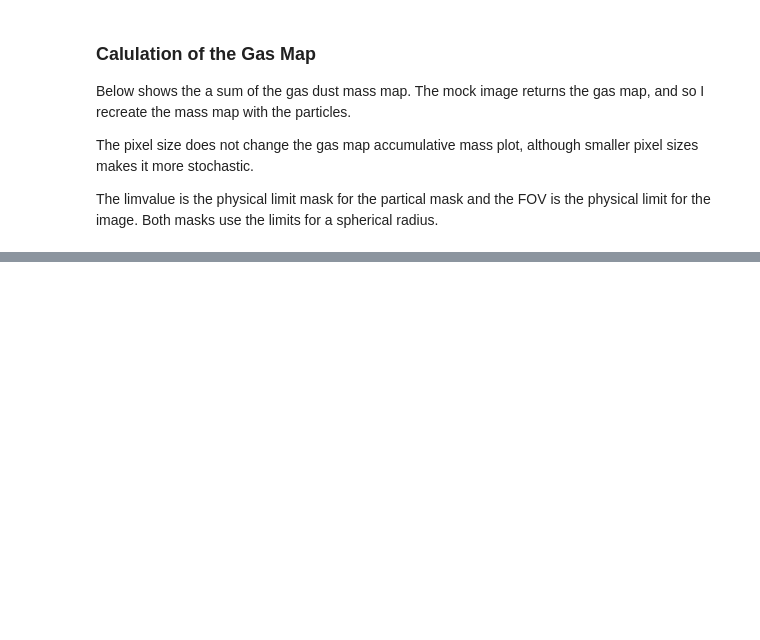
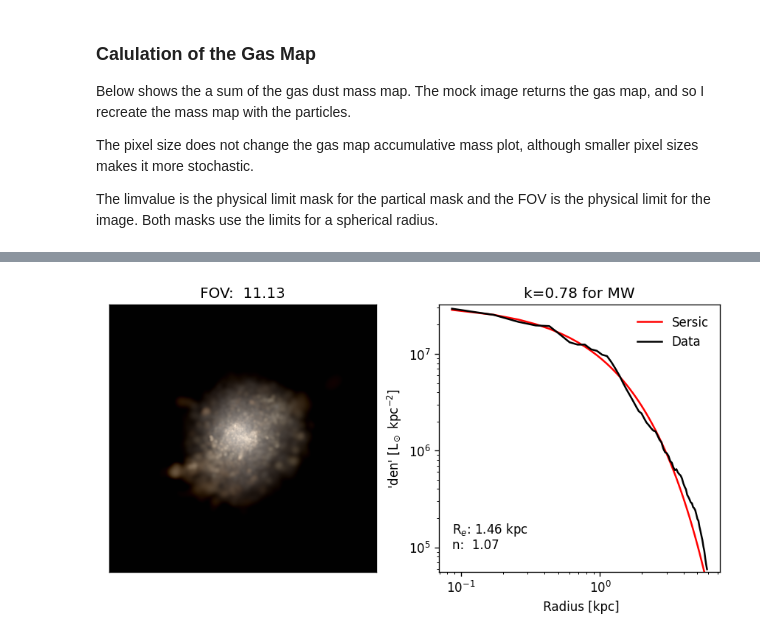
Before and after one commit to courtk32/mockobservation-tools, a Jupyter notebook: examples/Gas_Extinction.ipynb, the cells around one changed output, grey strips where cells are left out. Saved outputs shown, nothing was run; the diff lists cells and outputs as text; code cells hidden in the pictures; blank space fills up the shorter version.

```diff
--- a/examples/Gas_Extinction.ipynb
+++ b/examples/Gas_Extinction.ipynb
@@ -267,27 +323,29 @@ axs[1].set_title('k=0.16 for LMC')
 # %%
 #Sersic fit with the Mock Images
 
 fig, axs = plt.subplots(1,2,figsize=(9, 4))
 
 
 axs[0].set_title(f'FOV:  {FOV:.2f}')
 axs[0].imshow(image)
 axs[0].axes.xaxis.set_visible(False)
 axs[0].axes.yaxis.set_visible(False)
 
 #Redshift
 z = 0.005
 
-FOV_arc = gal.convert_kpc_to_arcsec(FOV,z)
+FOV_arc = convert_kpc_to_arcsec(FOV,z)
         # Pixel size is 0.4 arcsec
         # seeing is 2 acrsec
 n_measure = int(FOV_arc/ 0.8) # spaced 2 pixels
 
-radius,sb = gen.measure_surfbright(out_band1, FOV=FOV, nmeasure=n_measure)
+radius,sb = measure_surfbright(out_band1, FOV=FOV, nmeasure=n_measure)
 
-R_e,I,n,std = gen.fit_sersic(radius, sb, ax_sersic=axs[1])
+popt,std = fit_sersic(radius, sb, ax_sersic=axs[1])
 axs[1].set_title('k=0.78 for MW')
 #k=0.78 for MW
 #k=0.16 for LMC
 #k=0.08 for SMC
-#plt.savefig('../plots/dustk_mw78_'+sim+'.png')
+plt.savefig('Figures/dustk_mw78_'+sim+'.png')
+# %% [output]
+[figure, added]
```
Also changed, not shown: parts of 16 cells of this notebook, 3 other files.
